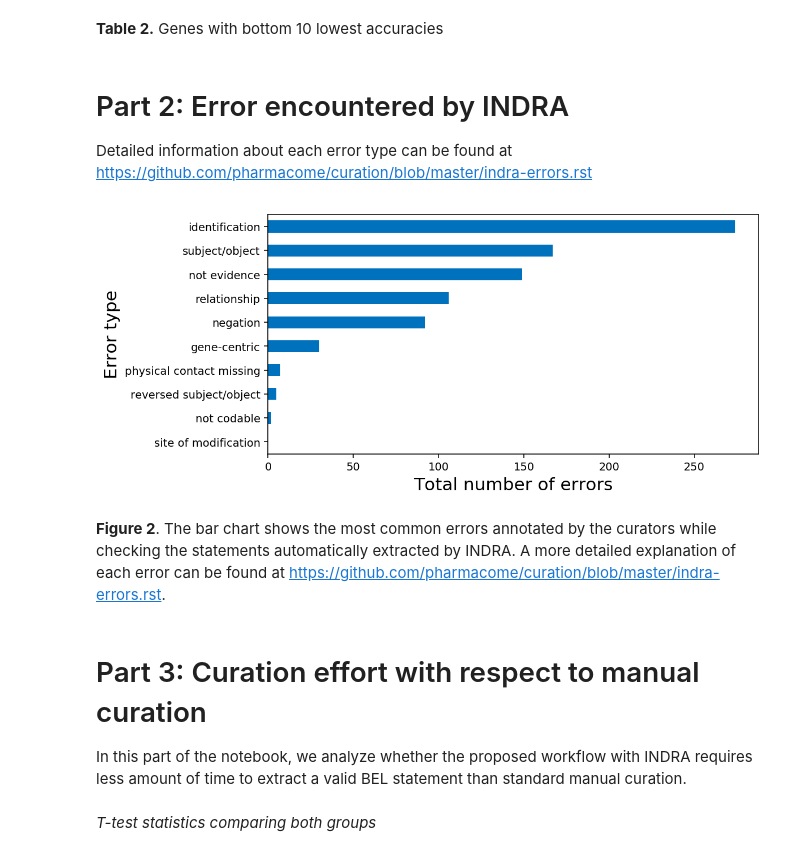
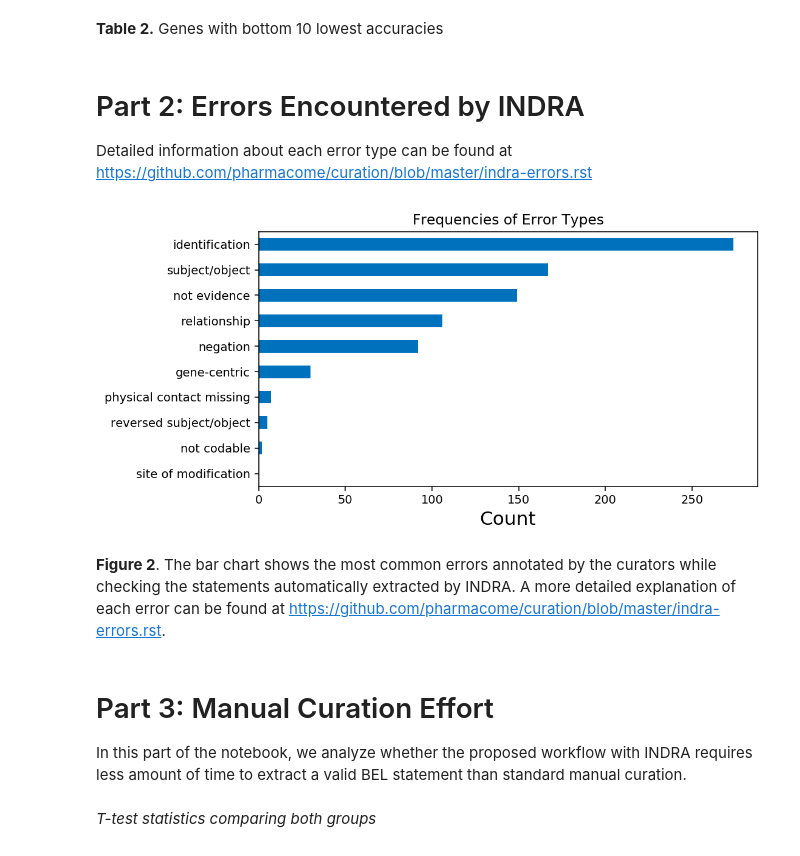
Before and after one commit to bel-enrichment/hbp-results, a Jupyter notebook: notebooks/INDRA Curation Notebook.ipynb, the cells around one changed output. Saved outputs shown, nothing was run; the diff lists cells and outputs as text; code cells hidden in the pictures.

```diff
--- a/notebooks/INDRA Curation Notebook.ipynb
+++ b/notebooks/INDRA Curation Notebook.ipynb
@@ -208,24 +209,28 @@ pd.DataFrame(top_10_genes_low_accuracy, columns=["Gene Symbol", "Accuracy (%)"])
 # %% [markdown]
 **Table 2.** Genes with bottom 10 lowest accuracies
 # %% [markdown]
-# Part 2: Error encountered by INDRA
+# Part 2: Errors Encountered by INDRA
+
 Detailed information about each error type can be found at https://github.com/pharmacome/curation/blob/master/indra-errors.rst
 # %%
 plt.figure(num=None, figsize=(8, 4), dpi=140, facecolor='w', edgecolor='k')
 
 # Aggregate sum for each error type through the dataframe
 error_sum = errors_df.sum()
 
 ax = error_sum.sort_values().plot.barh(color=['#0072bd'])
-ax.set_xlabel("Total number of errors", fontsize=16)
-ax.set_ylabel("Error type", fontsize=16)
+ax.set_title('Frequencies of Error Types')
+ax.set_xlabel("Count", fontsize=16)
+
+plt.tight_layout()
 plt.show()
 # %% [output]
-[figure, old version]
+[figure, new version]
 # %% [markdown]
 __Figure 2__. The bar chart shows the most common errors annotated by the curators while checking the statements automatically extracted by INDRA. A more detailed explanation of each error can be found at https://github.com/pharmacome/curation/blob/master/indra-errors.rst.
 # %% [markdown]
-# Part 3: Curation effort with respect to manual curation
+# Part 3: Manual Curation Effort
+
 In this part of the notebook, we analyze whether the proposed workflow with INDRA requires less amount of time to extract a valid BEL statement than standard manual curation.
 # %%
 """Adapted from https://stackoverflow.com/questions/11517986/indicating-the-statistically-significant-difference-in-bar-graph"""
```
Also changed, not shown: parts of 6 cells of this notebook, 1 other file.
